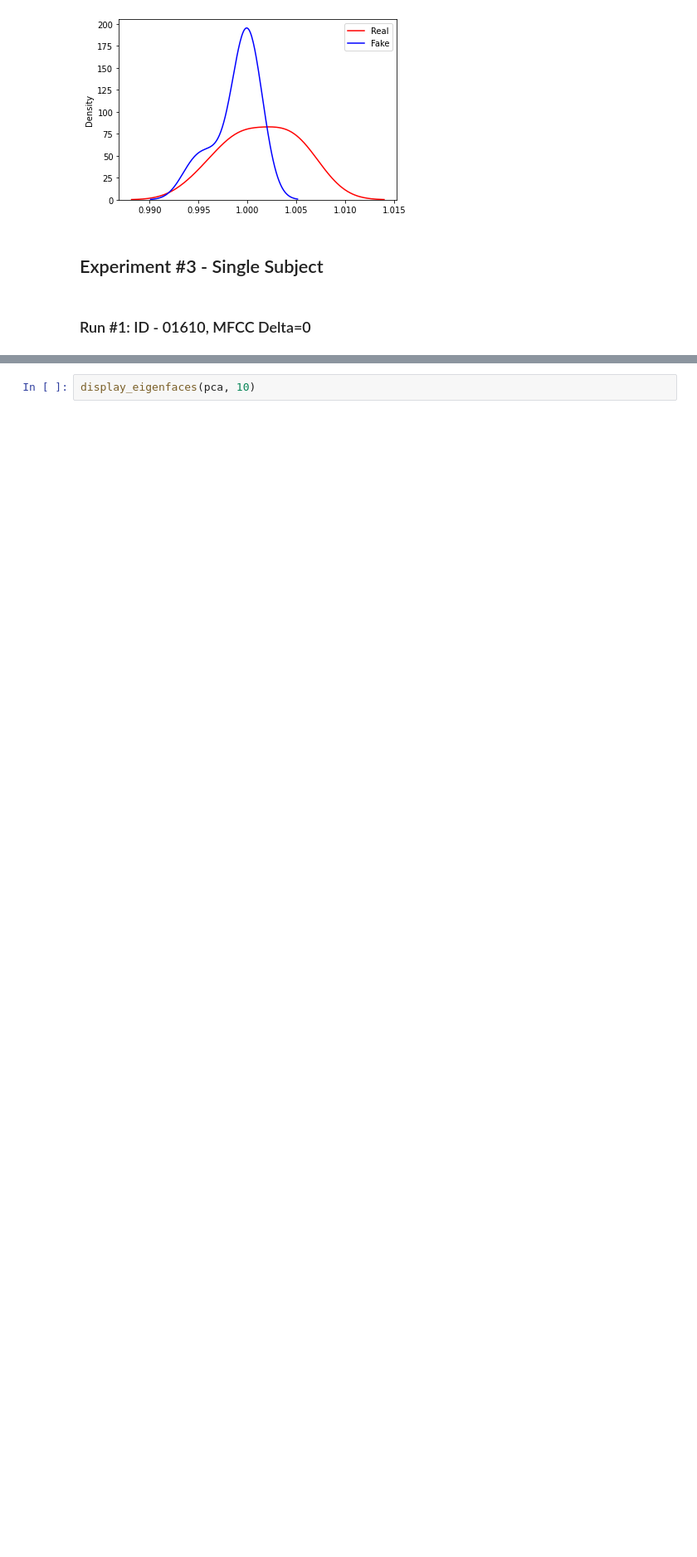
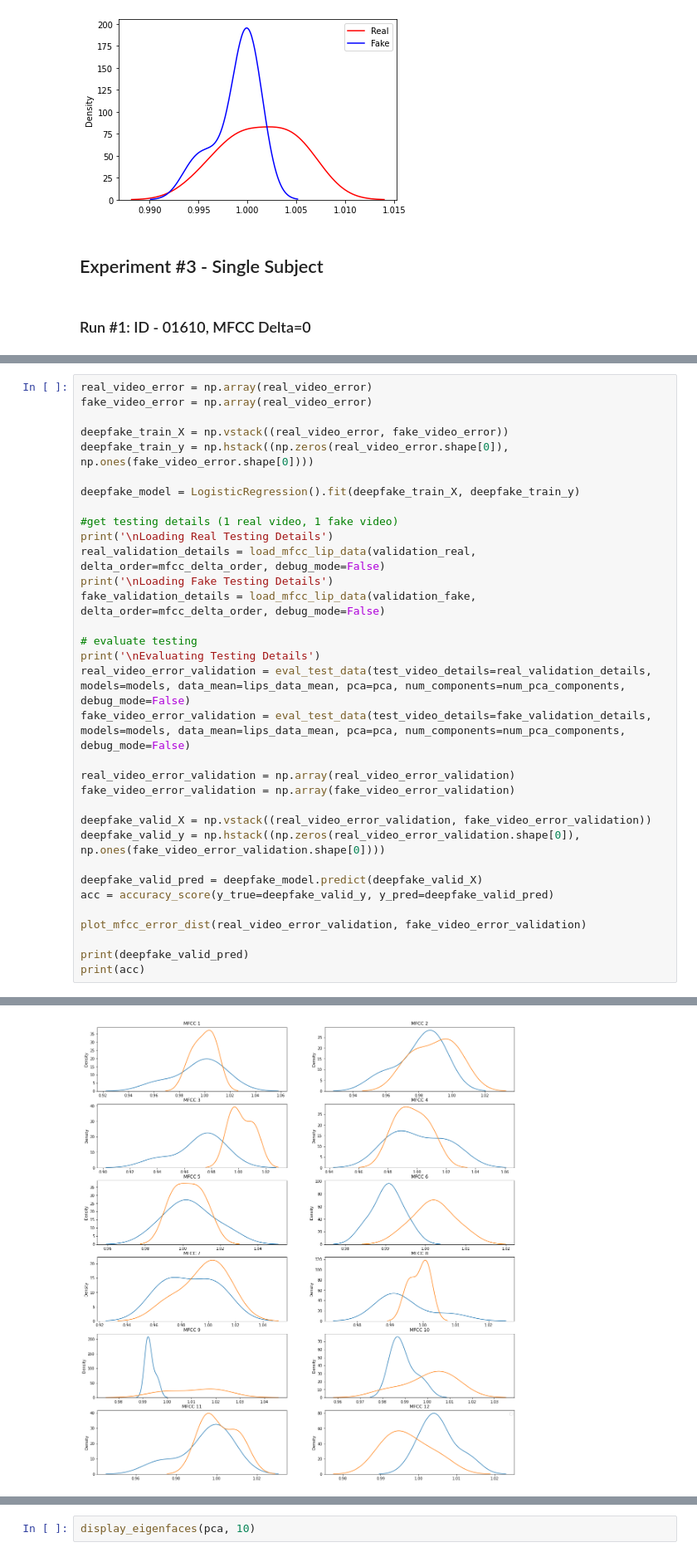
Before and after one commit to romitbarua/MultiModalDeepFake, a Jupyter notebook: TestingNotebooks/PCAvsMFCC.ipynb, the cells around one changed output, grey strips where cells are left out. Shown at 83% size. Cells and saved outputs as stored; diff of their text form; blank space fills up the shorter version.

```diff
--- a/TestingNotebooks/PCAvsMFCC.ipynb
+++ b/TestingNotebooks/PCAvsMFCC.ipynb
@@ -692,0 +748,34 @@ Evaluating Testing Details
+# %%
+real_video_error = np.array(real_video_error)
+fake_video_error = np.array(real_video_error)
+
+deepfake_train_X = np.vstack((real_video_error, fake_video_error))
+deepfake_train_y = np.hstack((np.zeros(real_video_error.shape[0]), np.ones(fake_video_error.shape[0])))
+
+deepfake_model = LogisticRegression().fit(deepfake_train_X, deepfake_train_y)
+
+#get testing details (1 real video, 1 fake video)
+print('\nLoading Real Testing Details')
+real_validation_details = load_mfcc_lip_data(validation_real, delta_order=mfcc_delta_order, debug_mode=False)
+print('\nLoading Fake Testing Details')
+fake_validation_details = load_mfcc_lip_data(validation_fake, delta_order=mfcc_delta_order, debug_mode=False)
+
+# evaluate testing
+print('\nEvaluating Testing Details')
+real_video_error_validation = eval_test_data(test_video_details=real_validation_details, models=models, data_mean=lips_data_mean, pca=pca, num_components=num_pca_components, debug_mode=False)
+fake_video_error_validation = eval_test_data(test_video_details=fake_validation_details, models=models, data_mean=lips_data_mean, pca=pca, num_components=num_pca_components, debug_mode=False)
+
+real_video_error_validation = np.array(real_video_error_validation)
+fake_video_error_validation = np.array(fake_video_error_validation)
+
+deepfake_valid_X = np.vstack((real_video_error_validation, fake_video_error_validation))
+deepfake_valid_y = np.hstack((np.zeros(real_video_error_validation.shape[0]), np.ones(fake_video_error_validation.shape[0])))
+
+deepfake_valid_pred = deepfake_model.predict(deepfake_valid_X)
+acc = accuracy_score(y_true=deepfake_valid_y, y_pred=deepfake_valid_pred)
+
+plot_mfcc_error_dist(real_video_error_validation, fake_video_error_validation)
+
+print(deepfake_valid_pred)
+print(acc)
+# %% [output]
@@ -692,0 +788 @@ Evaluating Testing Details
+[figure, added]
```
Also changed, not shown: parts of 33 cells of this notebook.
